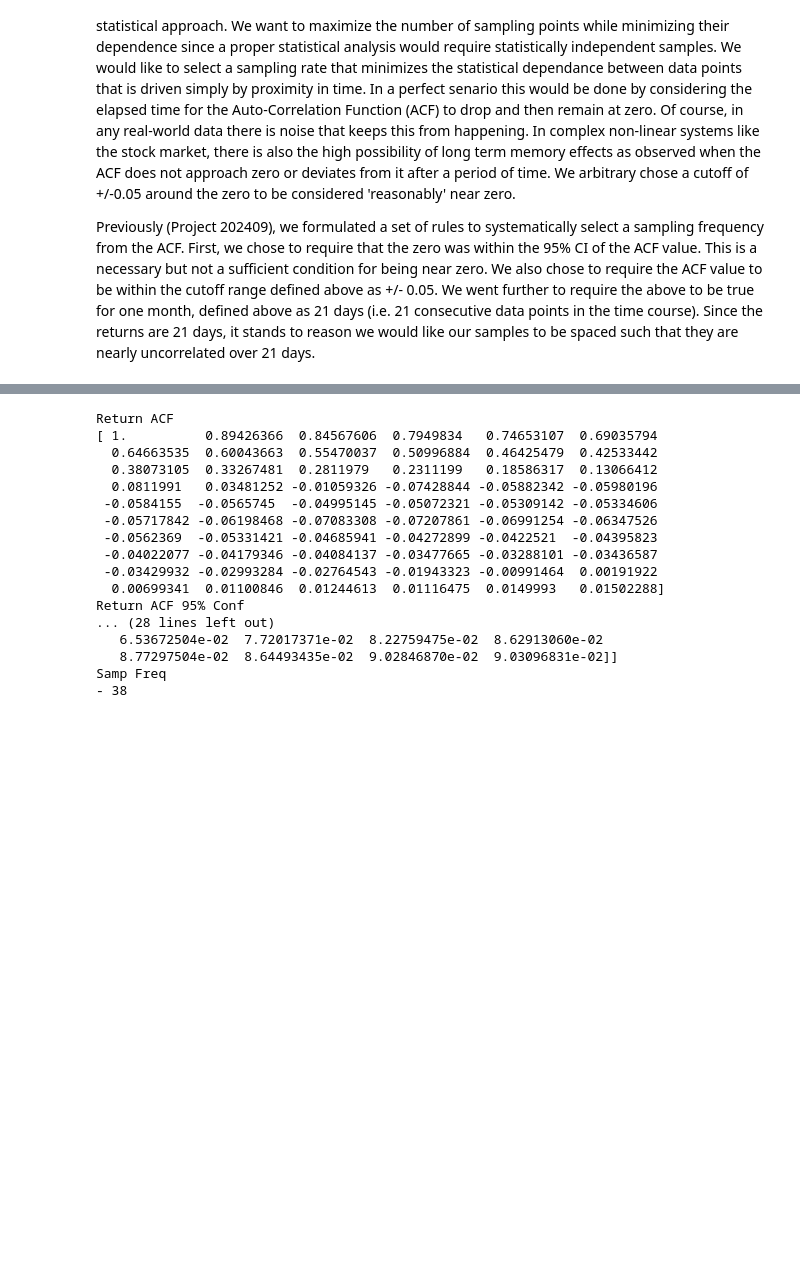
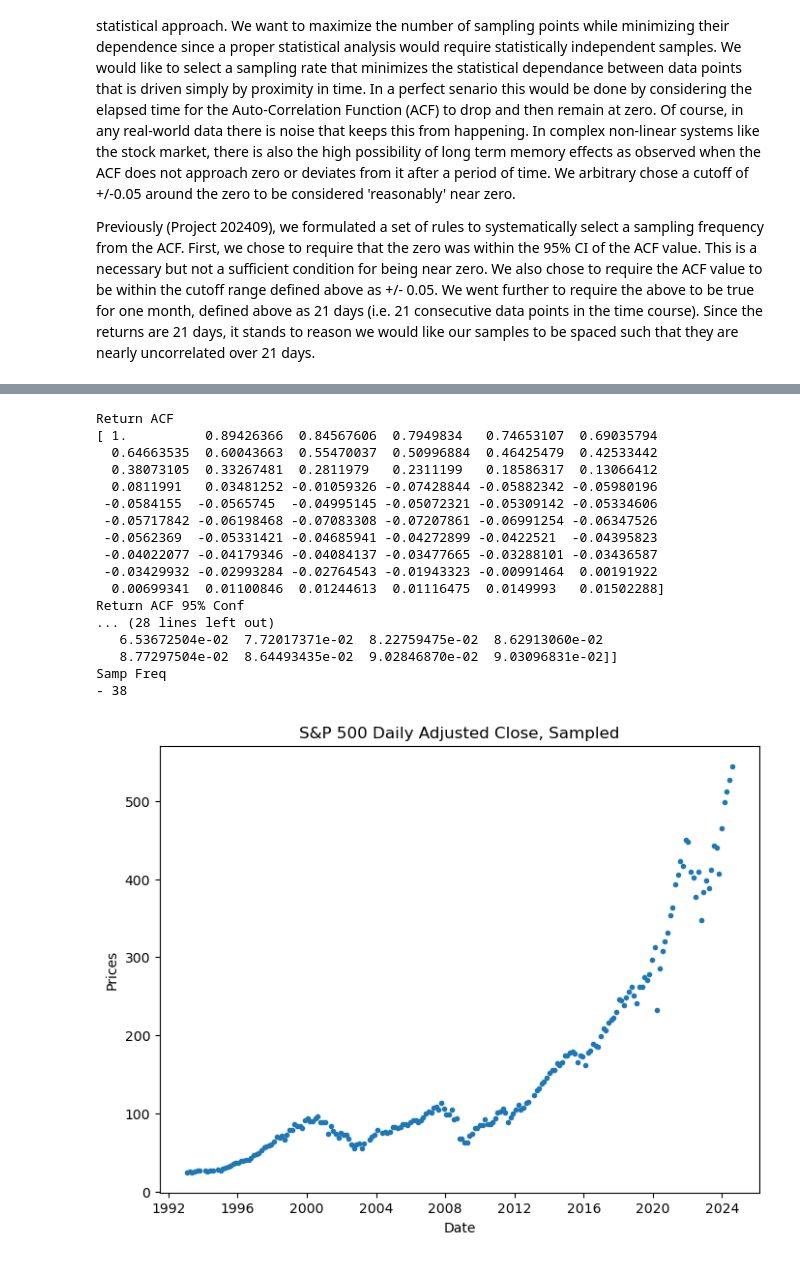
Before and after one commit to Rtasseff/condor_test, a Jupyter notebook: project/202410_initRefact_spy.ipynb, the cells around one changed output, grey strips where cells are left out. Cells and saved outputs as stored; diff of their text form; code cells hidden in the pictures; blank space fills up the shorter version.

Commit message:
completed refactor of data sampiling

```diff
--- a/project/202410_initRefact_spy.ipynb
+++ b/project/202410_initRefact_spy.ipynb
@@ -179,31 +179,57 @@ print('Return ACF')
 print(acf_return[:60])
 print('Return ACF 95% Conf')
 print(acfConf_return[:60].T)
 
 
 sampFreq = genStats.find_samp_freq(returns, cutoff=acfCutoff, period=month2days, fracLag=0.02)
 
 
 print('Samp Freq')
 print('- '+str(sampFreq))
 
-*** Get and plot sampled Price, dates, returns ***
+# Parse out the proper sample data
+n = len(prices)
+inds = np.arange(0,n,sampFreq)
+prices_samp = prices[inds]
+dates_samp = dates[inds]
+
+n = len(returns)
+inds = np.arange(0,n,sampFreq)
+returns_samp = returns[inds]
+dates_returns_samp = dates_returns[inds]
+
+# Plot the data for sanity check
+plt.figure(figsize=(8, 6))
+plt.plot(dates_samp,prices_samp,'.')
+plt.xlabel('Date')
+plt.ylabel('Prices')
+plt.title('S&P 500 Daily Adjusted Close, Sampled')
+plt.show()
+
+# Plot the data for sanity check
+plt.figure(figsize=(8, 6))
+plt.plot(dates_returns_samp,returns_samp,'.')
+plt.xlabel('Dates')
+plt.ylabel('Returns (%)')
+plt.title('S&P 500 Monthly Returns, Sampled')
+plt.show()
 # %% [output]
 [figure]
 Return ACF
 [ 1.          0.89426366  0.84567606  0.7949834   0.74653107  0.69035794
   0.64663535  0.60043663  0.55470037  0.50996884  0.46425479  0.42533442
   0.38073105  0.33267481  0.2811979   0.2311199   0.18586317  0.13066412
   0.0811991   0.03481252 -0.01059326 -0.07428844 -0.05882342 -0.05980196
  -0.0584155  -0.0565745  -0.04995145 -0.05072321 -0.05309142 -0.05334606
  -0.05717842 -0.06198468 -0.07083308 -0.07207861 -0.06991254 -0.06347526
  -0.0562369  -0.05331421 -0.04685941 -0.04272899 -0.0422521  -0.04395823
  -0.04022077 -0.04179346 -0.04084137 -0.03477665 -0.03288101 -0.03436587
  -0.03429932 -0.02993284 -0.02764543 -0.01943323 -0.00991464  0.00191922
   0.00699341  0.01100846  0.01244613  0.01116475  0.0149993   0.01502288]
 Return ACF 95% Conf
 ... (28 lines left out)
    6.53672504e-02  7.72017371e-02  8.22759475e-02  8.62913060e-02
    8.77297504e-02  8.64493435e-02  9.02846870e-02  9.03096831e-02]]
 Samp Freq
 - 38
+[figure, added]
```
Also changed, not shown: parts of 1 cell of this notebook.
